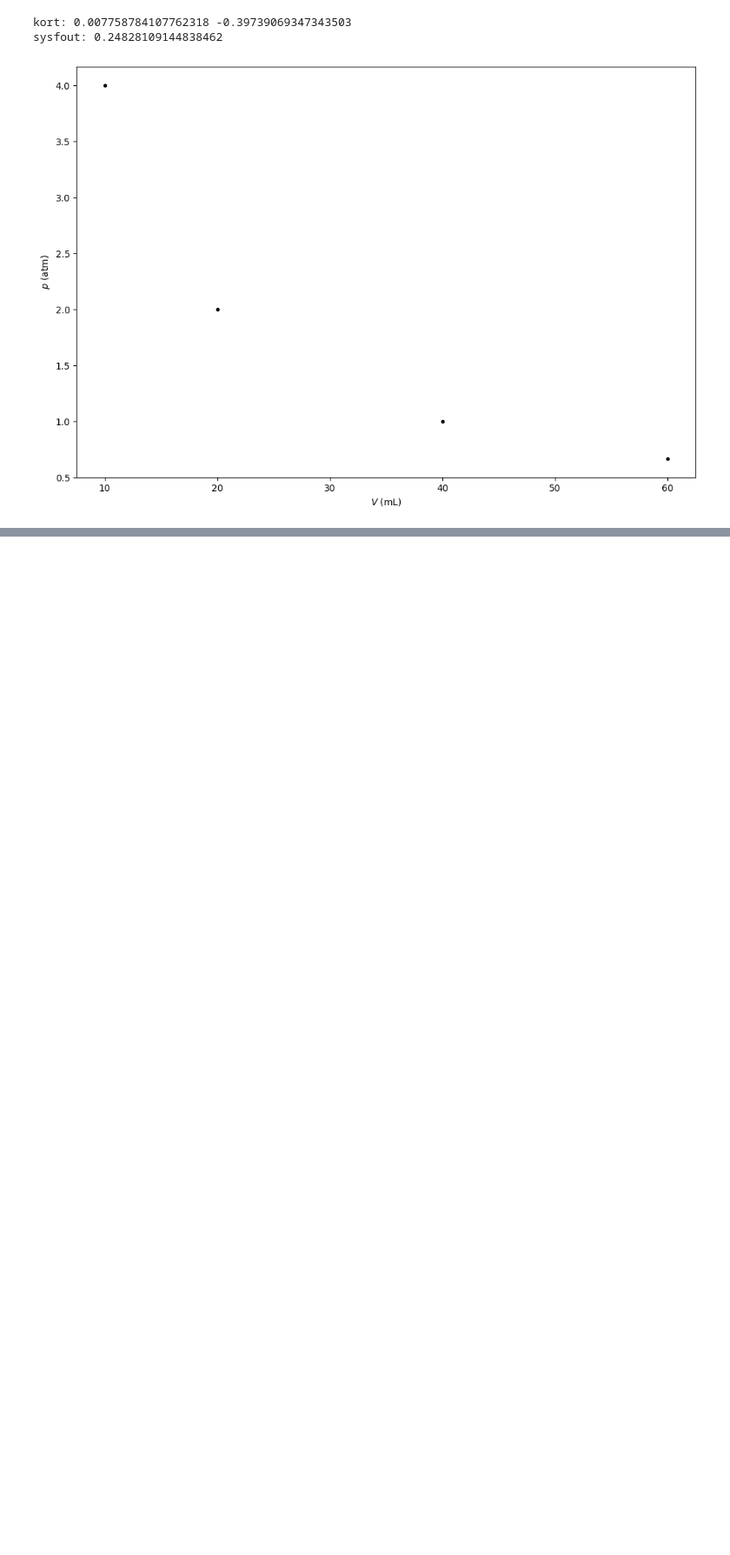
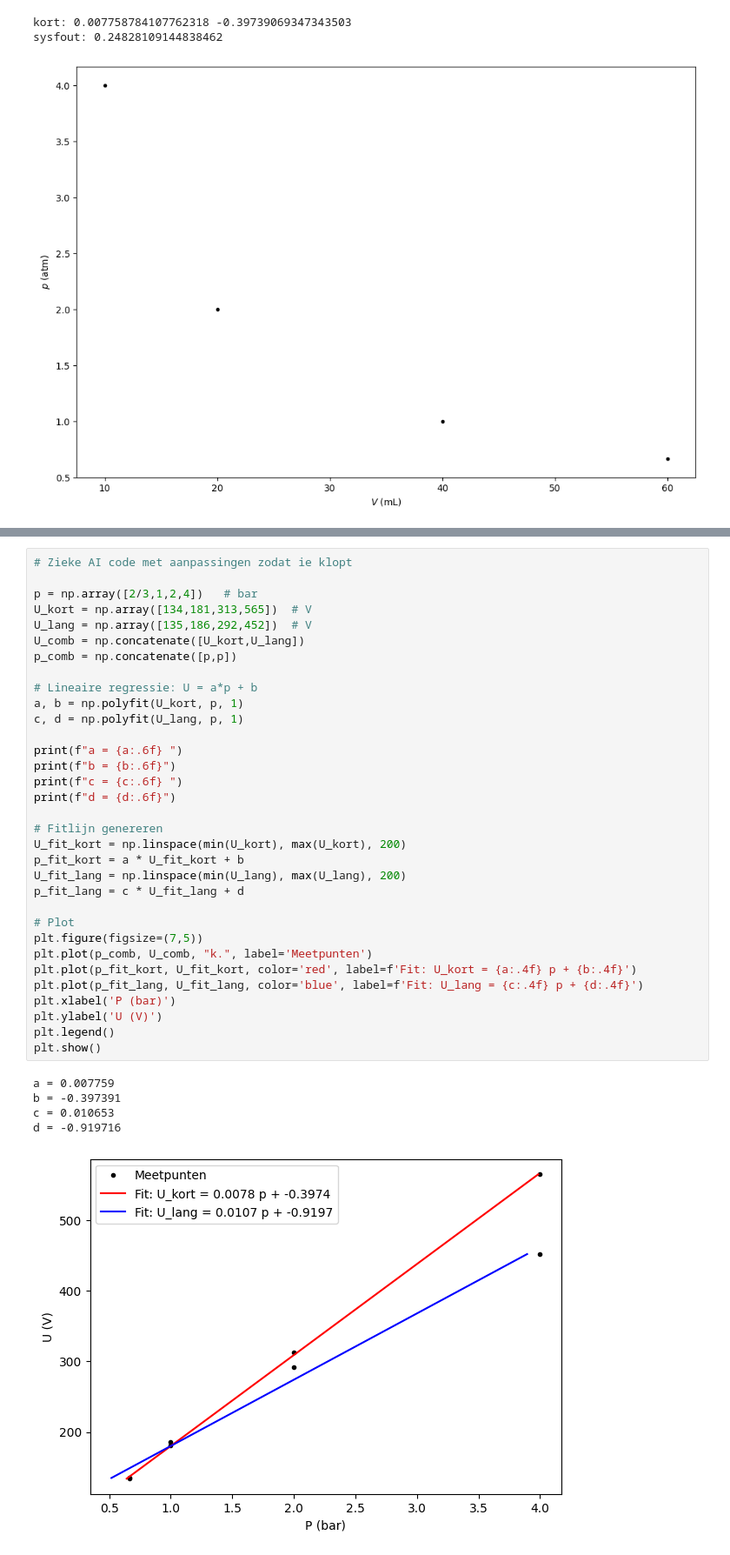
Before and after one commit to SybrenK07/25, a Jupyter notebook: Content/Labs/druksensorijken.ipynb, the cells around one changed output, grey strips where cells are left out. Shown at 87% size. Drawn from its saved outputs; the diff is of its cells as text; blank space fills up the shorter version.

```diff
--- a/Content/Labs/druksensorijken.ipynb
+++ b/Content/Labs/druksensorijken.ipynb
@@ -124,0 +193,39 @@ sysfout: 0.24828109144838462
+# %%
+# Zieke AI code met aanpassingen zodat ie klopt
+
+p = np.array([2/3,1,2,4])   # bar
+U_kort = np.array([134,181,313,565])  # V
+U_lang = np.array([135,186,292,452])  # V
+U_comb = np.concatenate([U_kort,U_lang])
+p_comb = np.concatenate([p,p])
+
+# Lineaire regressie: U = a*p + b
+a, b = np.polyfit(U_kort, p, 1)
+c, d = np.polyfit(U_lang, p, 1)
+
+print(f"a = {a:.6f} ")
+print(f"b = {b:.6f}")
+print(f"c = {c:.6f} ")
+print(f"d = {d:.6f}")
+
+# Fitlijn genereren
+U_fit_kort = np.linspace(min(U_kort), max(U_kort), 200)
+p_fit_kort = a * U_fit_kort + b
+U_fit_lang = np.linspace(min(U_lang), max(U_lang), 200)
+p_fit_lang = c * U_fit_lang + d
+
+# Plot
+plt.figure(figsize=(7,5))
+plt.plot(p_comb, U_comb, "k.", label='Meetpunten')
+plt.plot(p_fit_kort, U_fit_kort, color='red', label=f'Fit: U_kort = {a:.4f} p + {b:.4f}')
+plt.plot(p_fit_lang, U_fit_lang, color='blue', label=f'Fit: U_lang = {c:.4f} p + {d:.4f}')
+plt.xlabel('P (bar)')
+plt.ylabel('U (V)')
+plt.legend()
+plt.show()
+# %% [output]
+a = 0.007759
+b = -0.397391
+c = 0.010653
+d = -0.919716
+[figure, added]
```
Also changed, not shown: parts of 1 cell of this notebook, 5 other files.
